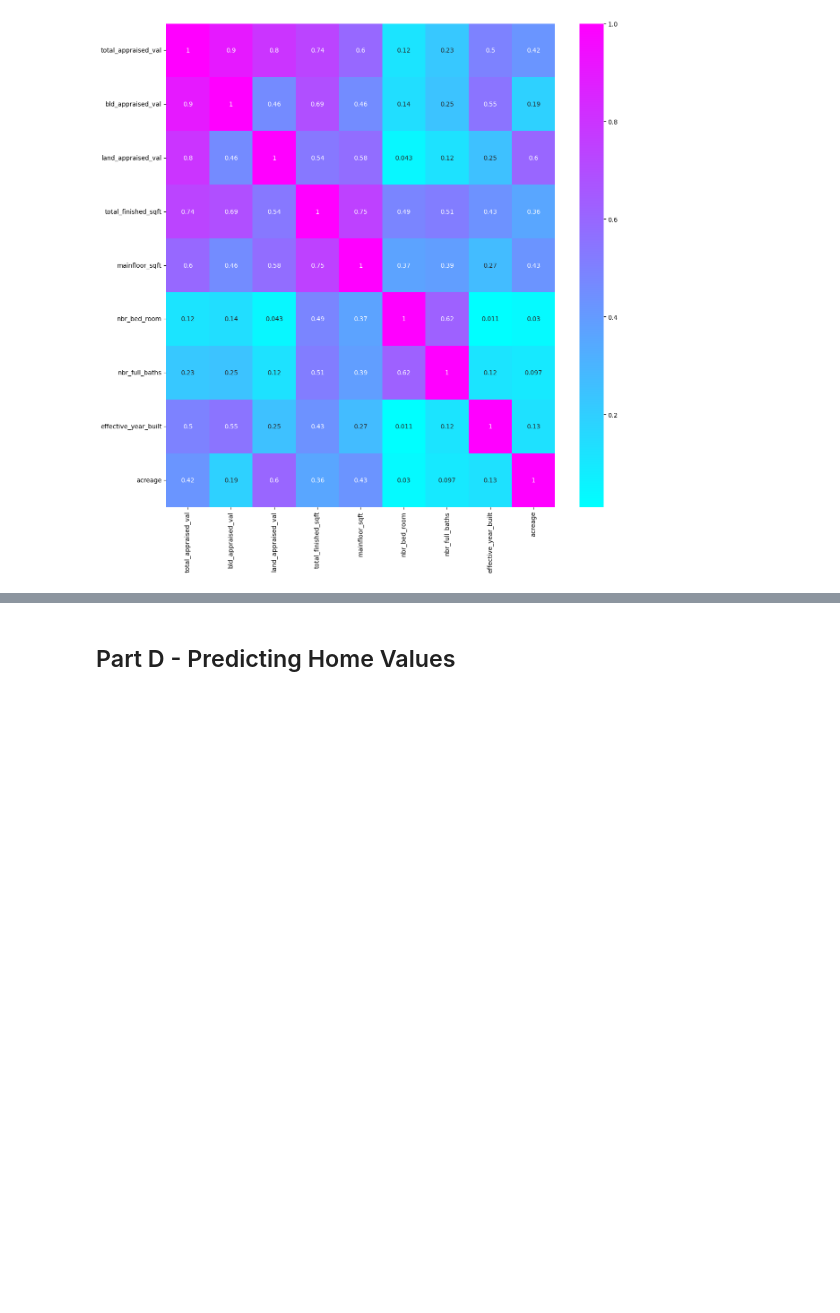
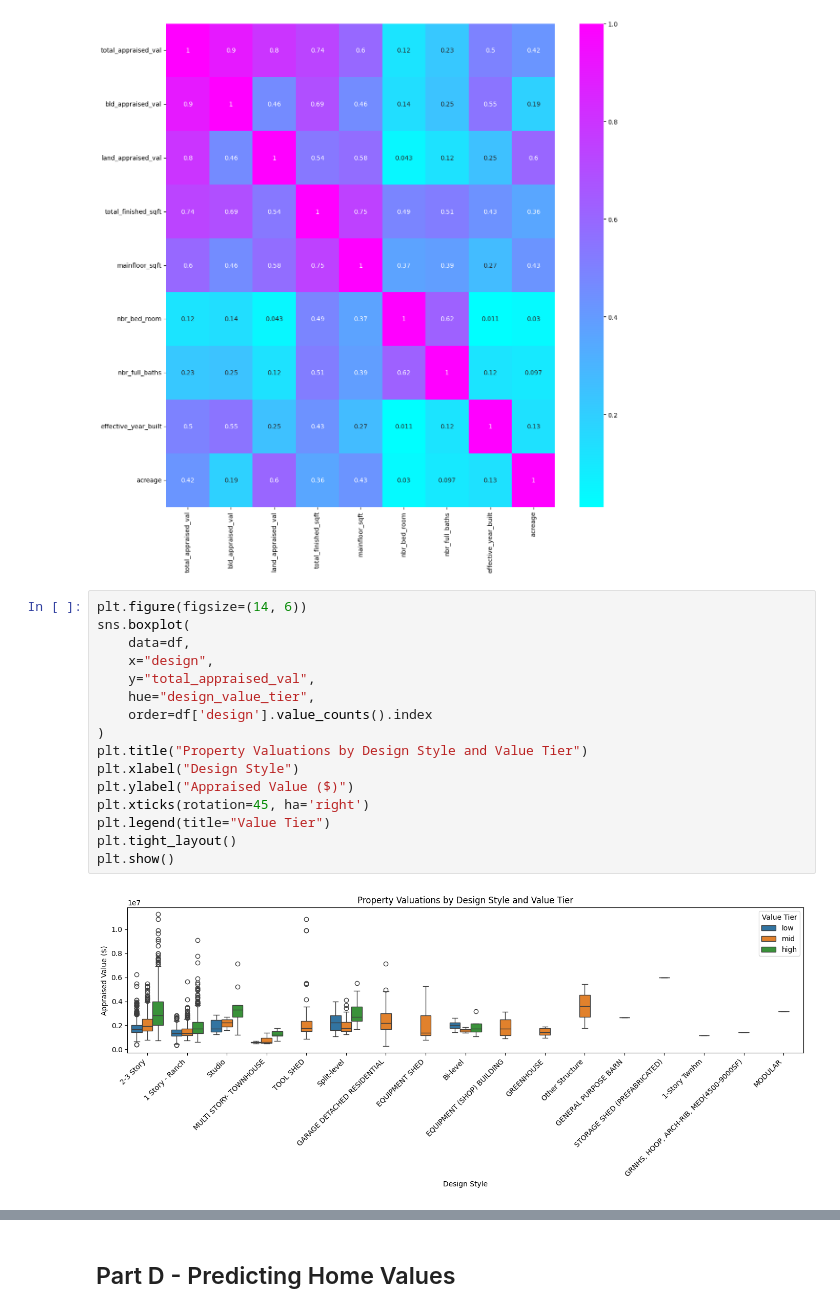
Before and after one commit to theaaron/boulder-homes, a Jupyter notebook: final.ipynb, the cells around one changed output, grey strips where cells are left out. Cells and saved outputs as stored; diff of their text form; blank space fills up the shorter version.

```diff
--- a/final.ipynb
+++ b/final.ipynb
@@ -231,3 +289,21 @@ VERY GOOD ++     152  4043211.0  4003750.0   754430.0
 <Axes: >
 [figure]
 [figure]
+# %%
+plt.figure(figsize=(14, 6))
+sns.boxplot(
+    data=df,
+    x="design",
+    y="total_appraised_val",
+    hue="design_value_tier",
+    order=df['design'].value_counts().index
+)
+plt.title("Property Valuations by Design Style and Value Tier")
+plt.xlabel("Design Style")
+plt.ylabel("Appraised Value ($)")
+plt.xticks(rotation=45, ha='right')
+plt.legend(title="Value Tier")
+plt.tight_layout()
+plt.show()
+# %% [output]
+[figure, added]
```
Also changed, not shown: parts of 34 cells of this notebook.
